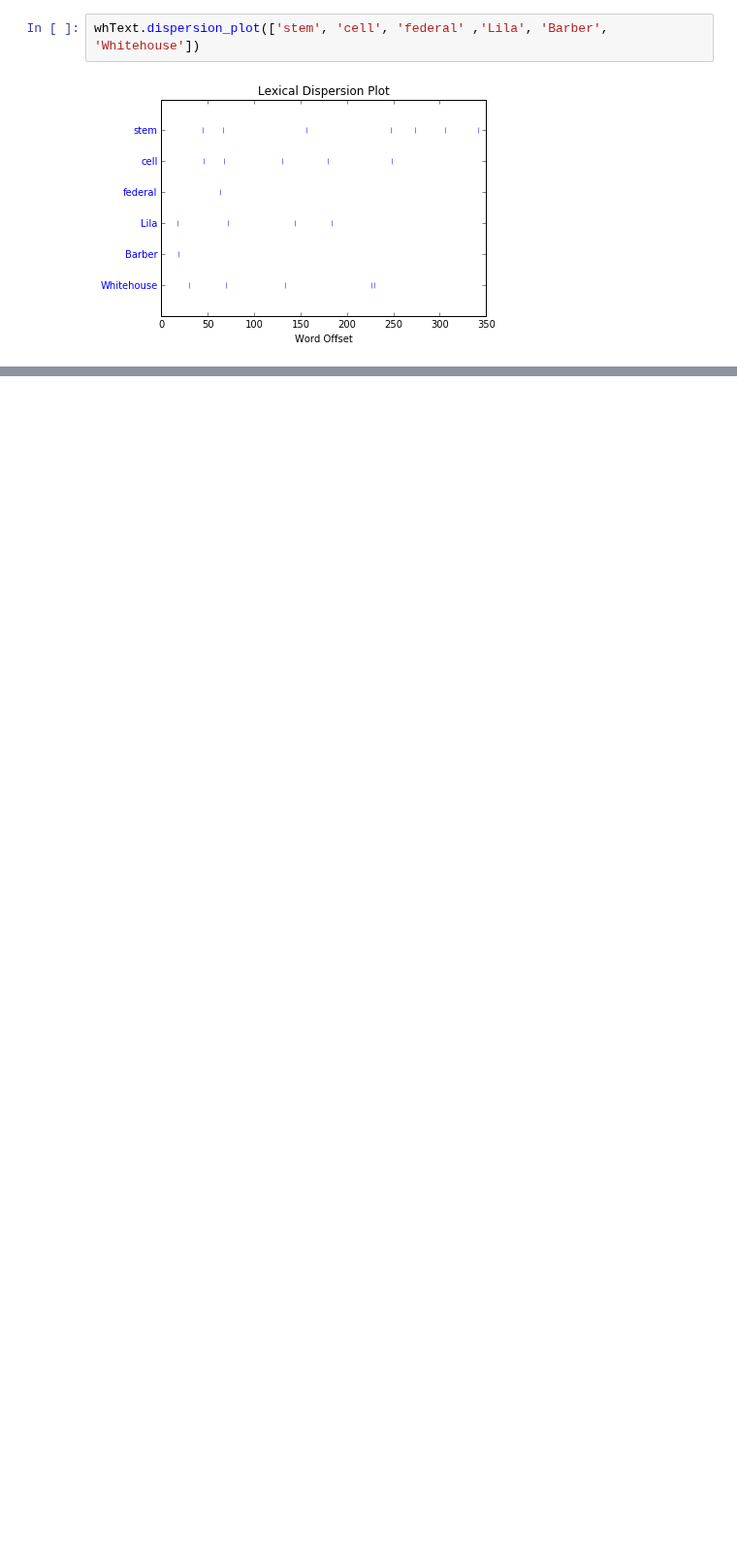
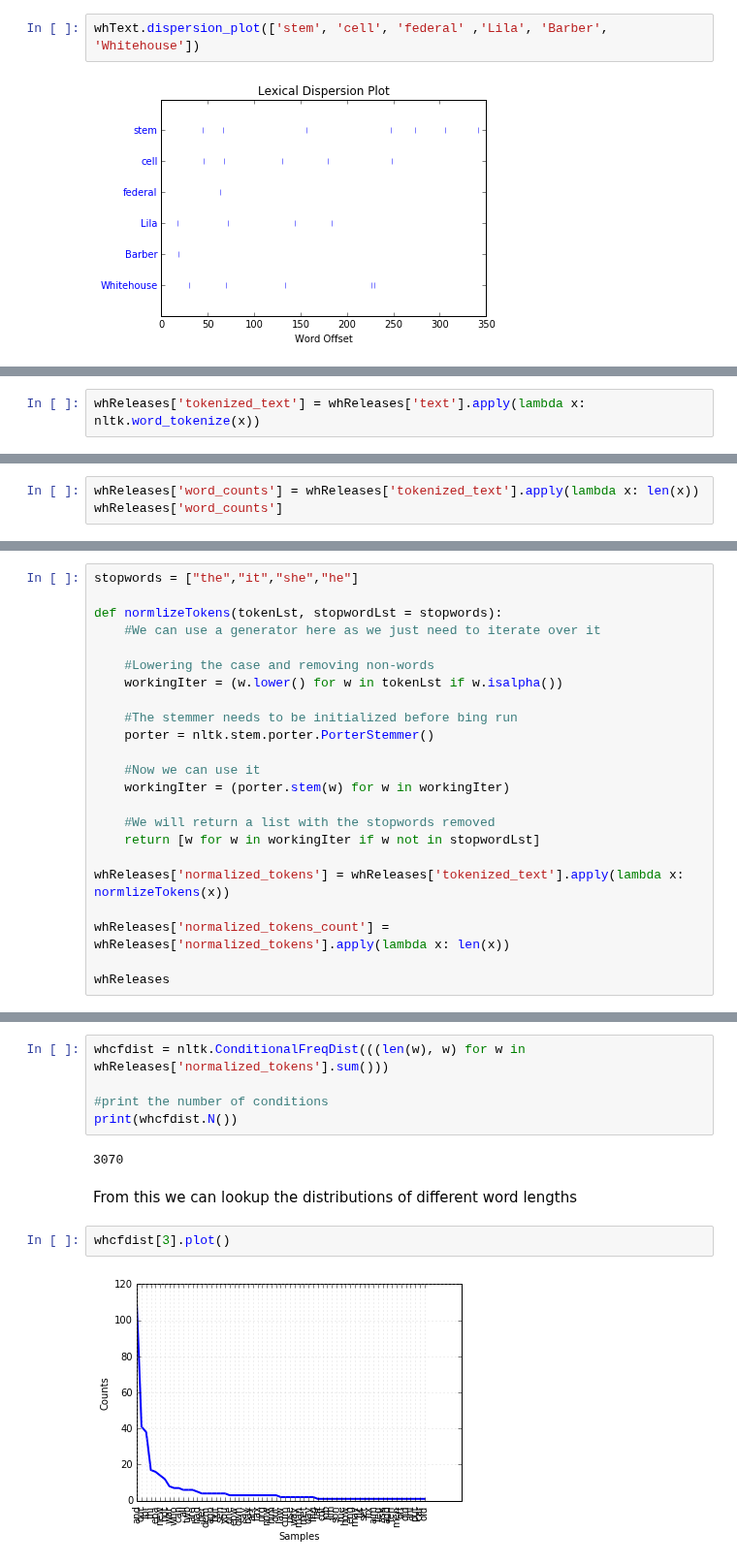
Before and after one commit to KnowledgeLab/content_analysis, a Jupyter notebook: notebooks/2-Corpus-Linguistics.ipynb, the cells around one changed output, grey strips where cells are left out. Shown at 97% size. Saved outputs shown, nothing was run; the diff lists cells and outputs as text; blank space fills up the shorter version.

Commit message:
Added more words stuff

```diff
--- a/notebooks/2-Corpus-Linguistics.ipynb
+++ b/notebooks/2-Corpus-Linguistics.ipynb
@@ -307,0 +344,2 @@ As we have a large number of these records we can instead load them into a `Text
+# %%
+whReleases['tokenized_text'] = whReleases['text'].apply(lambda x: nltk.word_tokenize(x))
@@ -307,0 +348,3 @@ As we have a large number of these records we can instead load them into a `Text
+# %%
+whReleases['word_counts'] = whReleases['tokenized_text'].apply(lambda x: len(x))
+whReleases['word_counts']
@@ -307,0 +367,23 @@ As we have a large number of these records we can instead load them into a `Text
+# %%
+stopwords = ["the","it","she","he"]
+
+def normlizeTokens(tokenLst, stopwordLst = stopwords):
+    #We can use a generator here as we just need to iterate over it
+
+    #Lowering the case and removing non-words
+    workingIter = (w.lower() for w in tokenLst if w.isalpha())
+
+    #The stemmer needs to be initialized before bing run
+    porter = nltk.stem.porter.PorterStemmer()
+
+    #Now we can use it
+    workingIter = (porter.stem(w) for w in workingIter)
+
+    #We will return a list with the stopwords removed
+    return [w for w in workingIter if w not in stopwordLst]
+
+whReleases['normalized_tokens'] = whReleases['tokenized_text'].apply(lambda x: normlizeTokens(x))
+
+whReleases['normalized_tokens_count'] = whReleases['normalized_tokens'].apply(lambda x: len(x))
+
+whReleases
@@ -307,0 +406,13 @@ As we have a large number of these records we can instead load them into a `Text
+# %%
+whcfdist = nltk.ConditionalFreqDist(((len(w), w) for w in whReleases['normalized_tokens'].sum()))
+
+#print the number of conditions
+print(whcfdist.N())
+# %% [output]
+3070
+# %% [markdown]
+From this we can lookup the distributions of different word lengths
+# %%
+whcfdist[3].plot()
+# %% [output]
+[figure, added]
```
Also changed, not shown: parts of 30 cells of this notebook, 4 other files.
